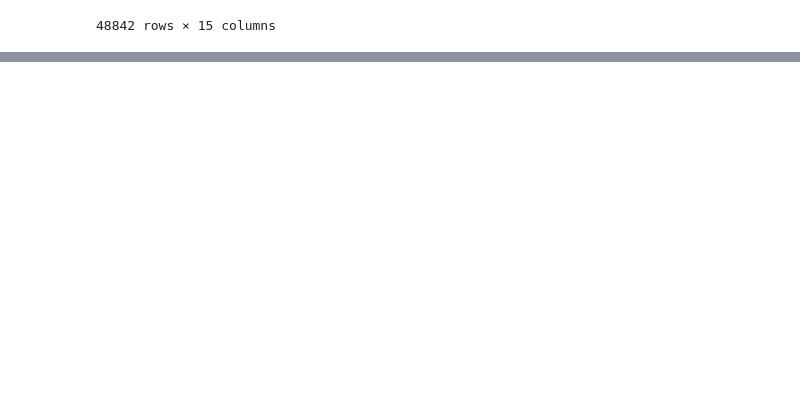
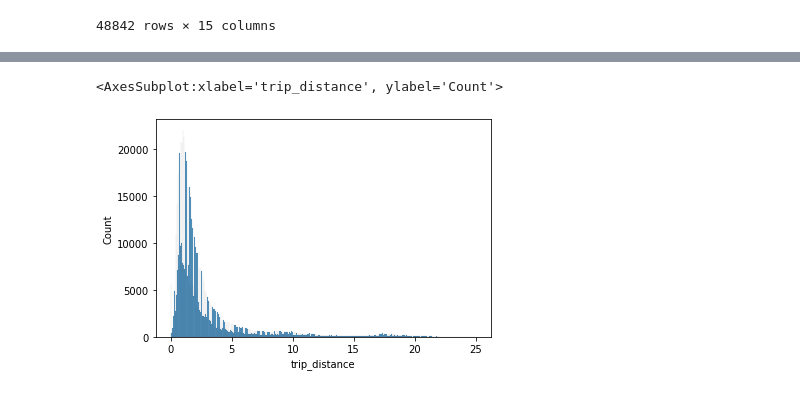
Before and after one commit to yuchaotao/Private-Explanation-System, a Jupyter notebook: data/explore.ipynb, the cells around one changed output, grey strips where cells are left out. Drawn from its saved outputs; the diff is of its cells as text; code cells hidden in the pictures; blank space fills up the shorter version.

```diff
--- a/data/explore.ipynb
+++ b/data/explore.ipynb
@@ -183,0 +275,5 @@ df
+# %%
+sns.histplot(taxi_df.query('trip_distance < 25').sample(frac=0.1).trip_distance)
+# %% [output]
+<AxesSubplot:xlabel='trip_distance', ylabel='Count'>
+[figure, added]
```
Also changed, not shown: parts of 23 cells of this notebook, 31 other files.
